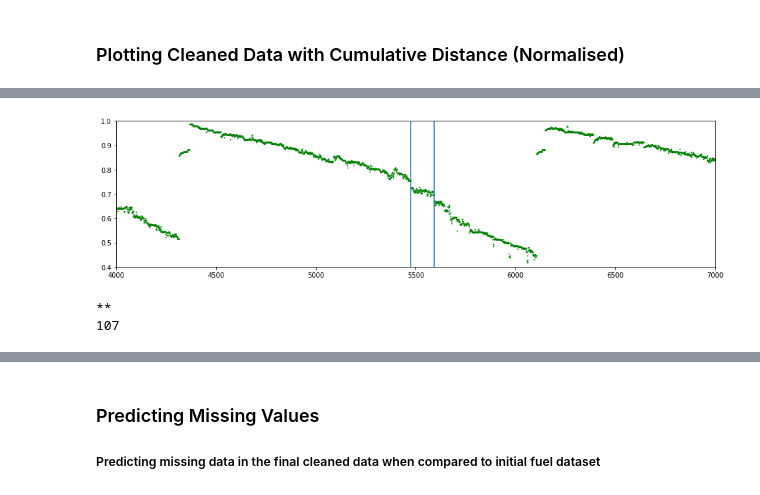
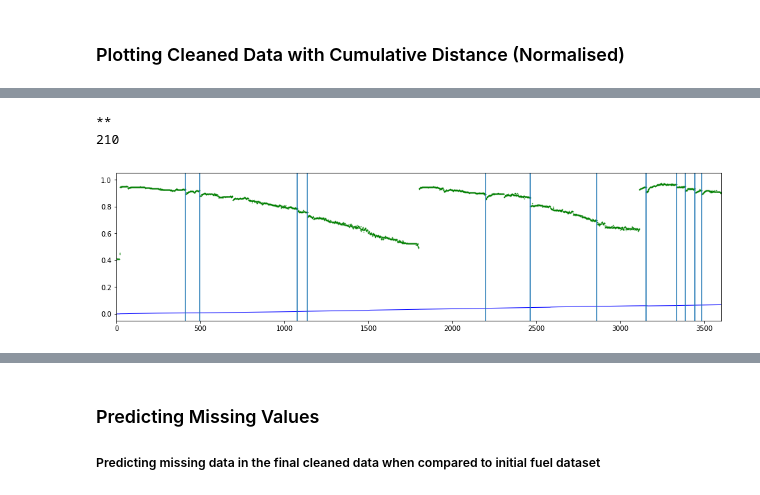
Before and after one commit to manjeet87/Signal_Analysis_UsingPython, a Jupyter notebook: Loconav/Fuel Data Analysis- F2-ContinuousForm-DataCLuster.ipynb, the cells around one changed output, grey strips where cells are left out. Drawn from its saved outputs; the diff is of its cells as text; code cells hidden in the pictures.

```diff
--- a/Loconav/Fuel Data Analysis- F2-ContinuousForm-DataCLuster.ipynb
+++ b/Loconav/Fuel Data Analysis- F2-ContinuousForm-DataCLuster.ipynb
@@ -525,7 +858,7 @@ a = pd.Series([2,3,4,5])
 3   -3
 dtype: int64
 # %%
-theftpts1 = theft_point2(df1l6, level=0.02);
+theftpts1 = theft_point2(df1l6, level=0.01);
 #dfl4.to_csv("Test.csv");
 # %% [output]
 **
@@ -559,4 +909,4 @@ for pt in theftpts1:
 # %%
-theftpts2 = theft_point2(df2l6[:], level = 0.02);
+theftpts2 = theft_point2(df2l6[:], level = 0.01);
 # %% [output]
 **
@@ -563,0 +916,12 @@ theftpts2 = theft_point2(df2l6[:], level = 0.02);
+# %%
+plt.rcParams['figure.figsize'] = [16,8]
+plt.subplot(2,1,1)
+plt.plot(df2l6.index, df2l6.fuelVoltage, 'g.', markersize = 2, linewidth = 1);
+
+plt.subplot(2,1,2)
+plt.plot(df2l6.index, df2l6.fuelVoltage, 'g.', markersize = 2, linewidth = 1);
+plt.plot(df2l6.index, df2l6.distance, 'b-', markersize = 2, linewidth = 1);
+plt.xlim(4800,5400)
+plt.ylim(0.7,1)
+for pt in theftpts2:
+    plt.axvline(pt)
@@ -564,16 +930,15 @@ theftpts2 = theft_point2(df2l6[:], level = 0.02);
+# %%
+theftpts3 = theft_point2(df3l6[:], level=0.01);
+# %% [output]
+**
+210
 # %%
 plt.rcParams['figure.figsize'] = [16,4]
 #plt.subplot(6,1,1)
-plt.plot(df2l6.index, df2l6.fuelVoltage, 'g.', markersize = 2, linewidth = 1);
-plt.plot(df2l6.index, df2l6.distance, 'b-', markersize = 2, linewidth = 1);
-plt.xlim(4000,7000)
-plt.ylim(0.4,1)
-for pt in theftpts2:
+plt.plot(df3l6.index, df3l6.fuelVoltage, 'g.', markersize = 1, linewidth = 1);
+plt.plot(df3l6.index, df3l6.distance, 'b-', markersize = 1, linewidth = 1);
+plt.xlim(0,3600)
+for pt in theftpts3:
     plt.axvline(pt)
 # %% [output]
-[figure, old version]
+[figure, new version]
-# %%
-theftpts3 = theft_point2(df3l6[:], 0.01);
-# %% [output]
-**
-107
```
Also changed, not shown: parts of 71 cells of this notebook, 9 other files.
